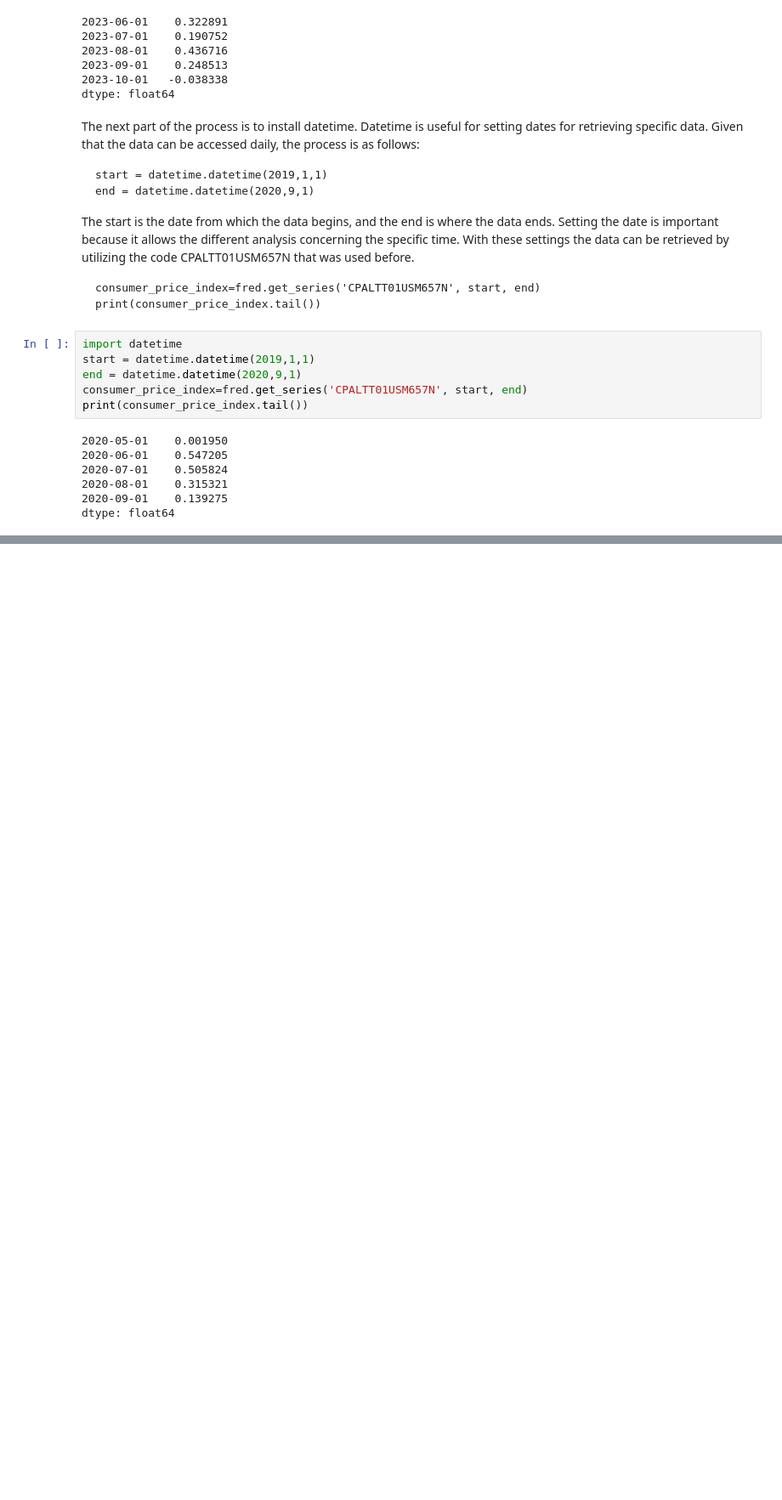
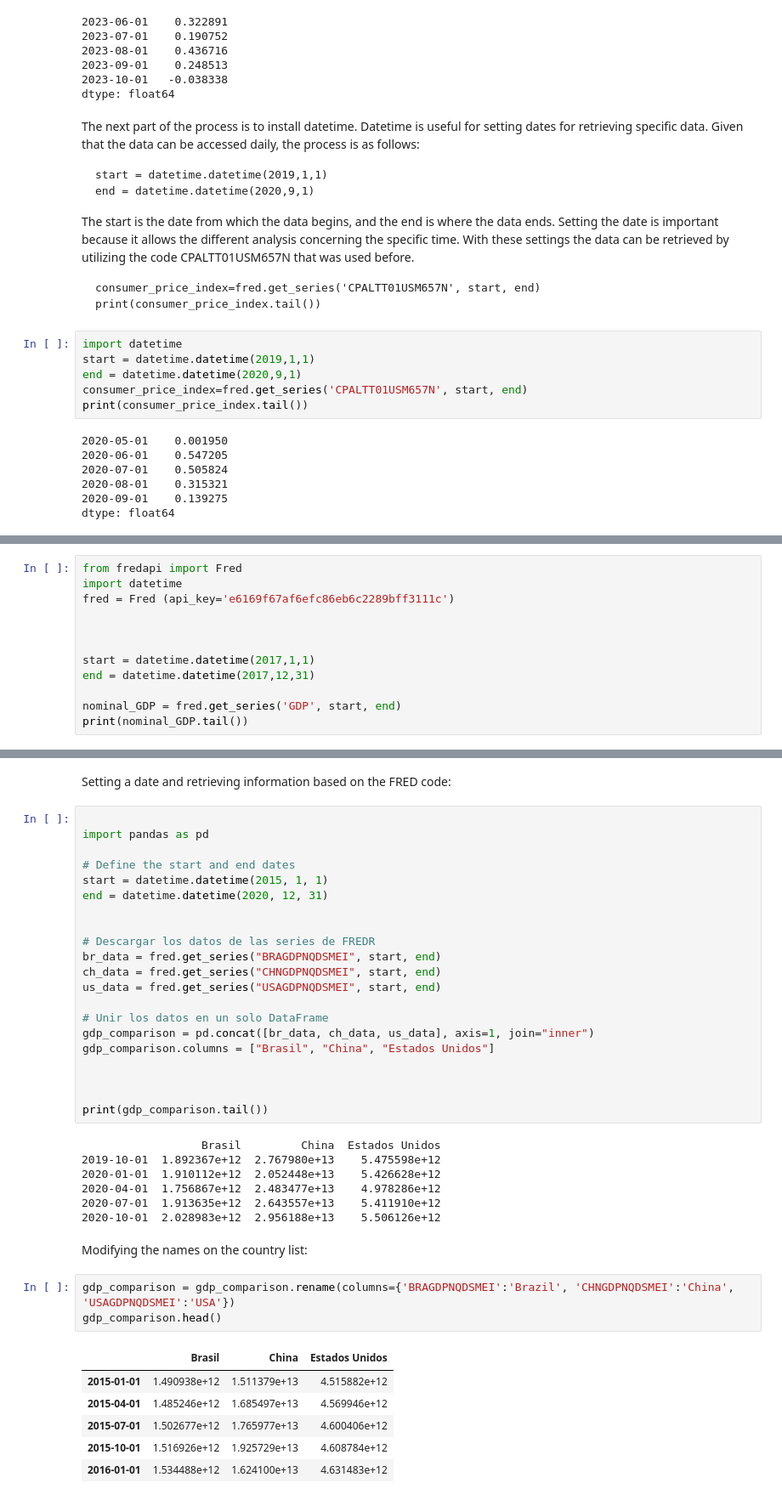
Before and after one commit to AvatarGaming/Python, a Jupyter notebook: Applied Quantitative Finance Using Python for Financial Analysis/SCRIPT01 - Using FRED API.ipynb, the cells around one changed output, grey strips where cells are left out. Shown at 85% size. Drawn from its saved outputs; the diff is of its cells as text; blank space fills up the shorter version.

```diff
--- a/Applied Quantitative Finance Using Python for Financial Analysis/SCRIPT01 - Using FRED API.ipynb
+++ b/Applied Quantitative Finance Using Python for Financial Analysis/SCRIPT01 - Using FRED API.ipynb
@@ -124,0 +196,12 @@ dtype: float64
+# %%
+from fredapi import Fred
+import datetime
+fred = Fred (api_key='e6169f67af6efc86eb6c2289bff3111c')
+
+
+
+start = datetime.datetime(2017,1,1)
+end = datetime.datetime(2017,12,31)
+
+nominal_GDP = fred.get_series('GDP', start, end)
+print(nominal_GDP.tail())
@@ -124,0 +256,42 @@ dtype: float64
+# %% [markdown]
+Setting a date and retrieving information based on the FRED code:
+# %%
+
+import pandas as pd
+
+# Define the start and end dates
+start = datetime.datetime(2015, 1, 1)
+end = datetime.datetime(2020, 12, 31)
+
+
+# Descargar los datos de las series de FREDR
+br_data = fred.get_series("BRAGDPNQDSMEI", start, end)
+ch_data = fred.get_series("CHNGDPNQDSMEI", start, end)
+us_data = fred.get_series("USAGDPNQDSMEI", start, end)
+
+# Unir los datos en un solo DataFrame
+gdp_comparison = pd.concat([br_data, ch_data, us_data], axis=1, join="inner")
+gdp_comparison.columns = ["Brasil", "China", "Estados Unidos"]
+
+
+
+print(gdp_comparison.tail())
+# %% [output]
+                  Brasil         China  Estados Unidos
+2019-10-01  1.892367e+12  2.767980e+13    5.475598e+12
+2020-01-01  1.910112e+12  2.052448e+13    5.426628e+12
+2020-04-01  1.756867e+12  2.483477e+13    4.978286e+12
+2020-07-01  1.913635e+12  2.643557e+13    5.411910e+12
+2020-10-01  2.028983e+12  2.956188e+13    5.506126e+12
+# %% [markdown]
+Modifying the names on the country list:
+# %%
+gdp_comparison = gdp_comparison.rename(columns={'BRAGDPNQDSMEI':'Brazil', 'CHNGDPNQDSMEI':'China', 'USAGDPNQDSMEI':'USA'})
+gdp_comparison.head()
+# %% [output]
+|  | Brasil | China | Estados Unidos |
+| 2015-01-01 | 1.490938e+12 | 1.511379e+13 | 4.515882e+12 |
+| 2015-04-01 | 1.485246e+12 | 1.685497e+13 | 4.569946e+12 |
+| 2015-07-01 | 1.502677e+12 | 1.765977e+13 | 4.600406e+12 |
+| 2015-10-01 | 1.516926e+12 | 1.925729e+13 | 4.608784e+12 |
+| 2016-01-01 | 1.534488e+12 | 1.624100e+13 | 4.631483e+12 |
```
Also changed, not shown: parts of 24 cells of this notebook, 15 other files.
